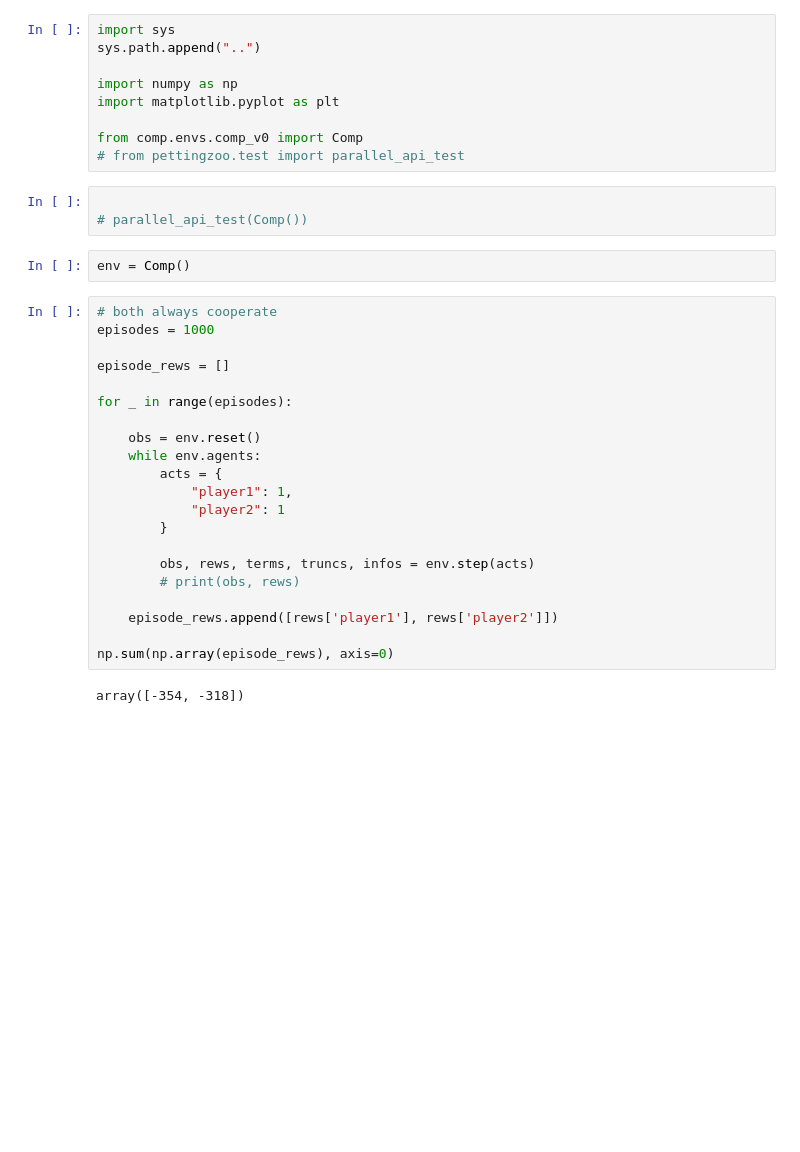
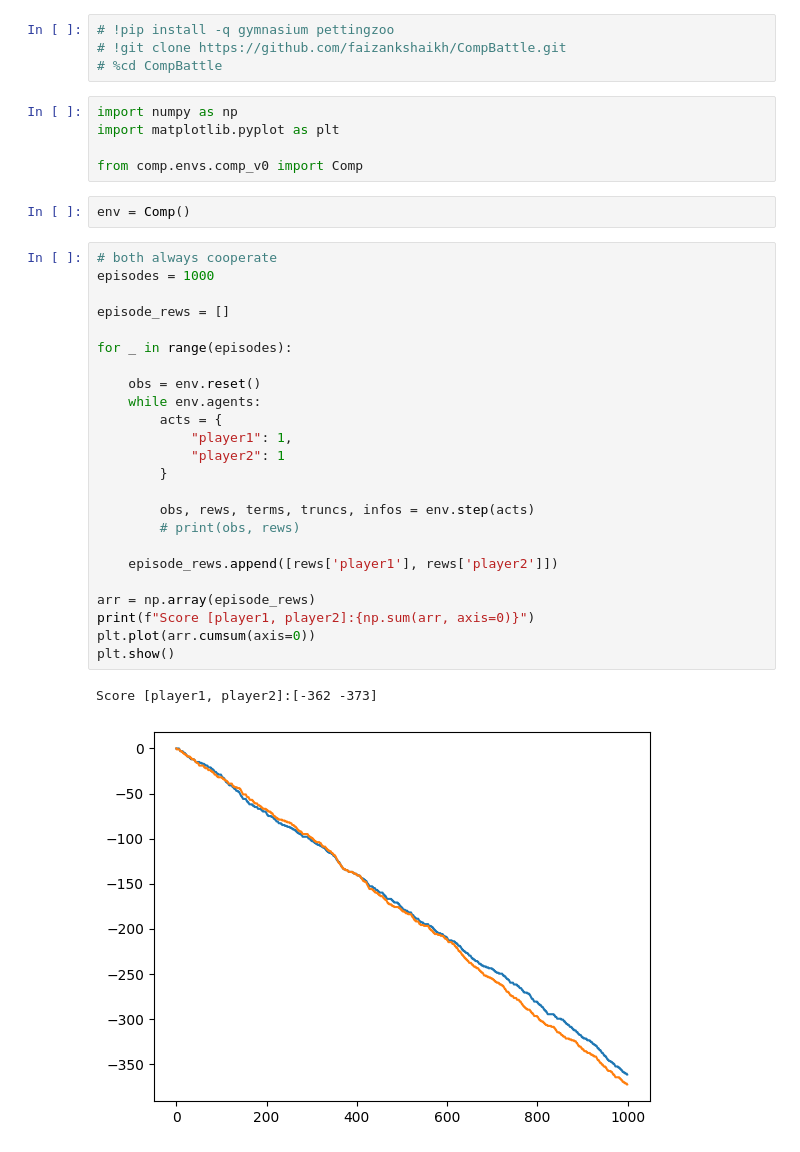
Before and after one commit to faizankshaikh/CompBattle, a Jupyter notebook: experiments/trial1.ipynb, the cells around one changed output. Drawn from its saved outputs; the diff is of its cells as text; blank space fills up the shorter version.

```diff
--- a/experiments/trial1.ipynb
+++ b/experiments/trial1.ipynb
@@ -1,40 +3,41 @@
+# %%
+# !pip install -q gymnasium pettingzoo
+# !git clone https://github.com/faizankshaikh/CompBattle.git
+# %cd CompBattle
 # %%
-import sys
-sys.path.append("..")
-
 import numpy as np
 import matplotlib.pyplot as plt
 
 from comp.envs.comp_v0 import Comp
-# from pettingzoo.test import parallel_api_test
-# %%
-
-# parallel_api_test(Comp())
 # %%
 env = Comp()
 # %%
 # both always cooperate
 episodes = 1000
 
 episode_rews = []
 
 for _ in range(episodes):
 
     obs = env.reset()
     while env.agents:
         acts = {
             "player1": 1,
             "player2": 1
         }
 
         obs, rews, terms, truncs, infos = env.step(acts)
         # print(obs, rews)
 
     episode_rews.append([rews['player1'], rews['player2']])
 
-np.sum(np.array(episode_rews), axis=0)
+arr = np.array(episode_rews)
+print(f"Score [player1, player2]:{np.sum(arr, axis=0)}")
+plt.plot(arr.cumsum(axis=0))
+plt.show()
 # %% [output]
-array([-354, -318])
+Score [player1, player2]:[-362 -373]
+[figure, added]
 # %%
 # both always defect
 episodes = 1000
```
Also changed, not shown: parts of 7 cells of this notebook.
